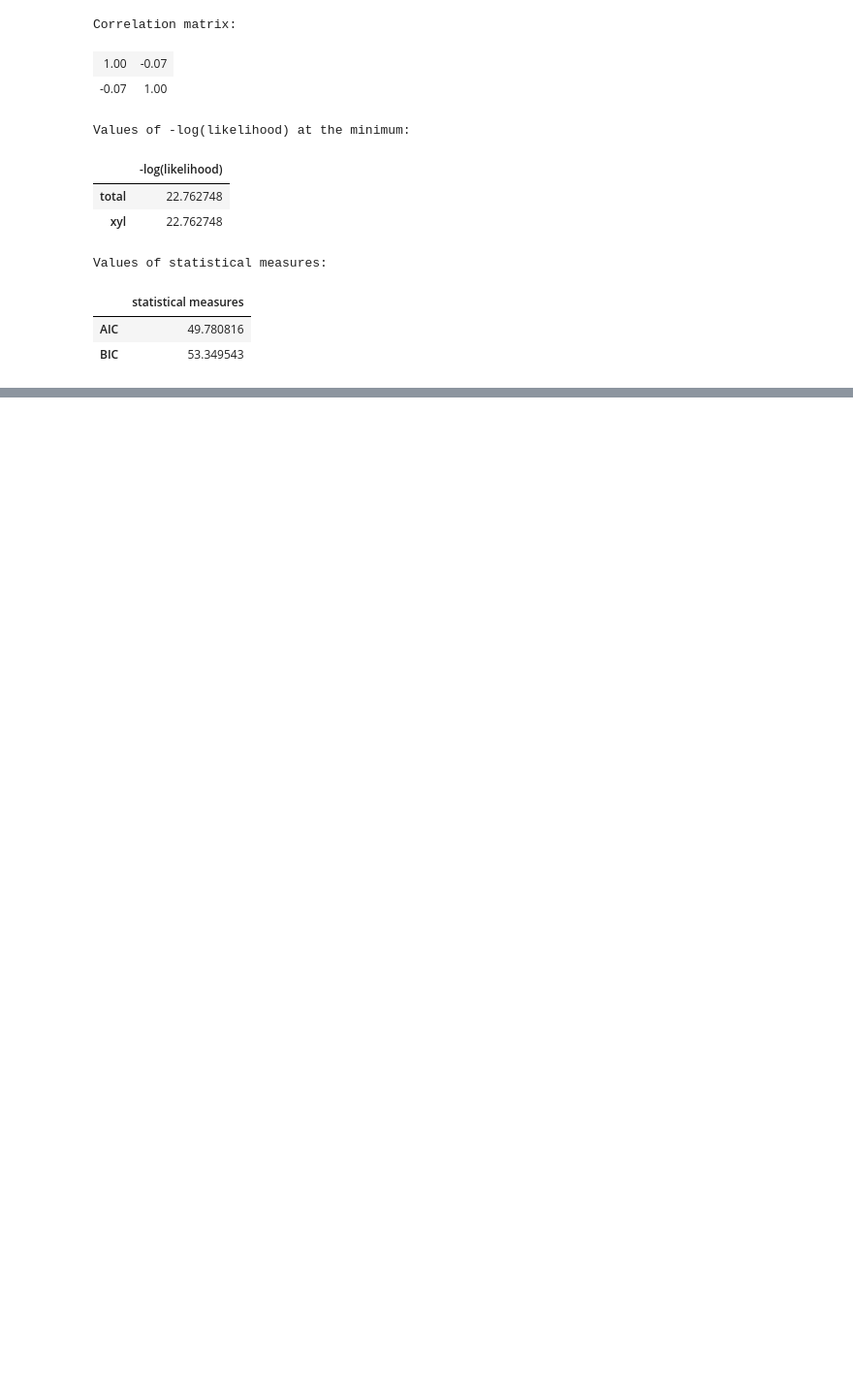
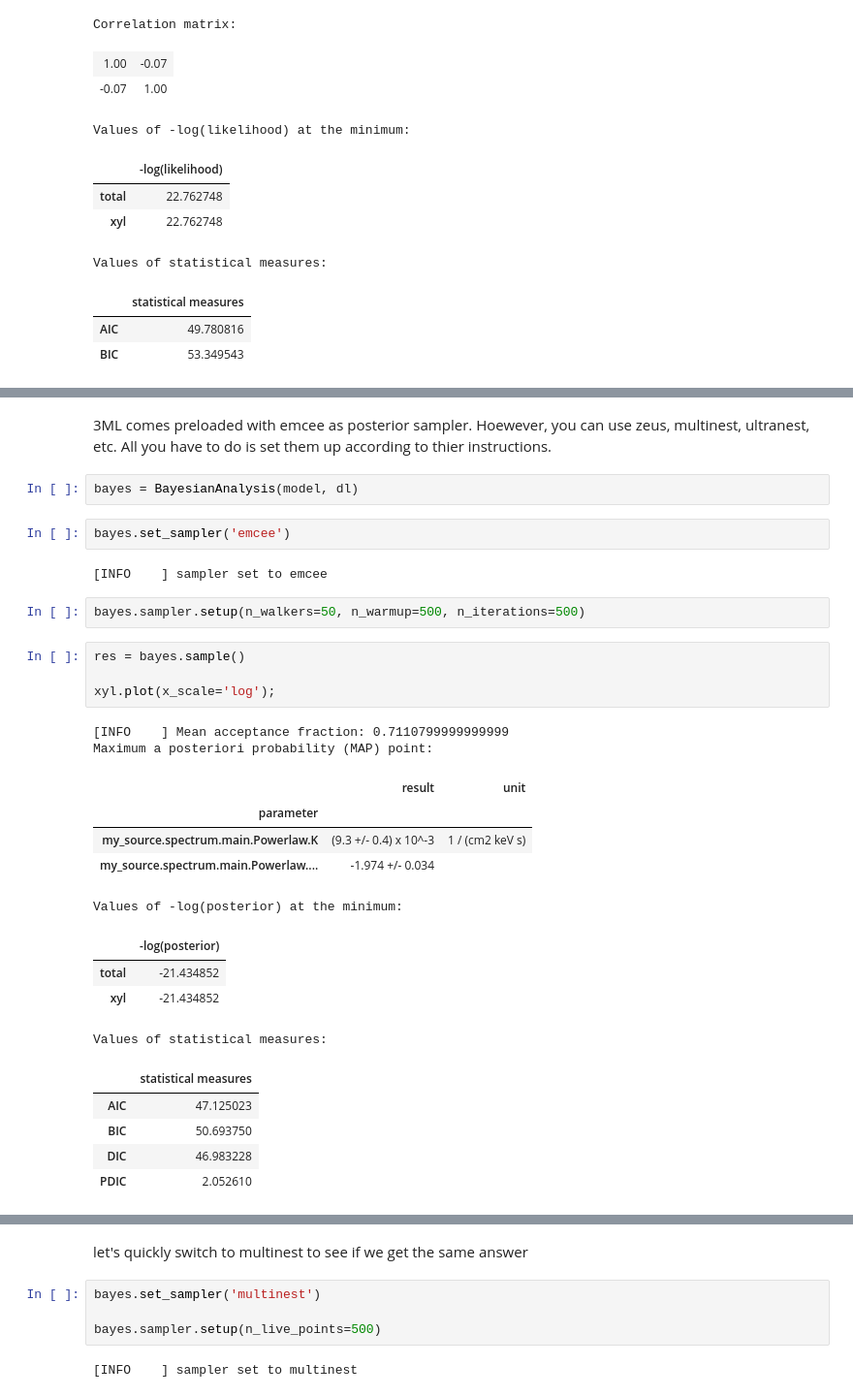
Before and after one commit to threeML/cds_tutorial, a Jupyter notebook: intro.ipynb, the cells around one changed output, grey strips where cells are left out. Shown at 97% size. Saved outputs shown, nothing was run; the diff lists cells and outputs as text; blank space fills up the shorter version.

```diff
--- a/intro.ipynb
+++ b/intro.ipynb
@@ -249,0 +266,31 @@ Great, we have a fit. Now, we need to write a regex parser for the results so th
+# %% [markdown]
+3ML comes preloaded with emcee as posterior sampler. Hoewever, you can use zeus, multinest, ultranest, etc. All you have to do is set them up according to thier instructions.
+# %%
+bayes = BayesianAnalysis(model, dl)
+# %%
+bayes.set_sampler('emcee')
+# %% [output]
+[INFO    ] sampler set to emcee
+# %%
+bayes.sampler.setup(n_walkers=50, n_warmup=500, n_iterations=500)
+# %%
+res = bayes.sample()
+
+xyl.plot(x_scale='log');
+# %% [output]
+[INFO    ] Mean acceptance fraction: 0.7110799999999999
+Maximum a posteriori probability (MAP) point:
+|  | result | unit |
+| parameter |  |  |
+| my_source.spectrum.main.Powerlaw.K | (9.3 +/- 0.4) x 10^-3 | 1 / (cm2 keV s) |
+| my_source.spectrum.main.Powerlaw.... | -1.974 +/- 0.034 |  |
+Values of -log(posterior) at the minimum:
+|  | -log(posterior) |
+| total | -21.434852 |
+| xyl | -21.434852 |
+Values of statistical measures:
+|  | statistical measures |
+| AIC | 47.125023 |
+| BIC | 50.693750 |
+| DIC | 46.983228 |
+| PDIC | 2.052610 |
@@ -249,0 +299,8 @@ Great, we have a fit. Now, we need to write a regex parser for the results so th
+# %% [markdown]
+let's quickly switch to multinest to see if we get the same answer
+# %%
+bayes.set_sampler('multinest')
+
+bayes.sampler.setup(n_live_points=500)
+# %% [output]
+[INFO    ] sampler set to multinest
```
Also changed, not shown: parts of 6 cells of this notebook, 1 other file.
